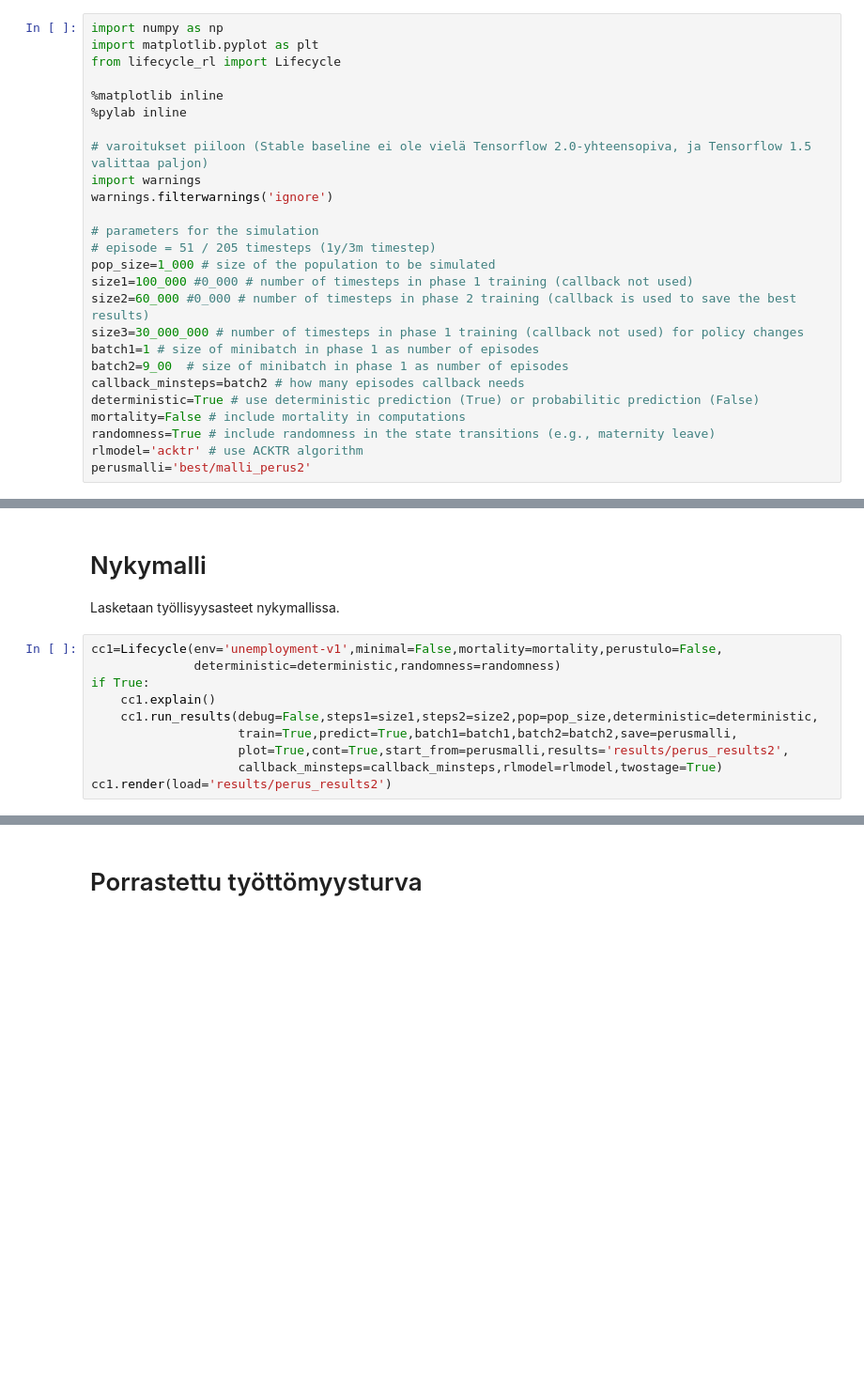
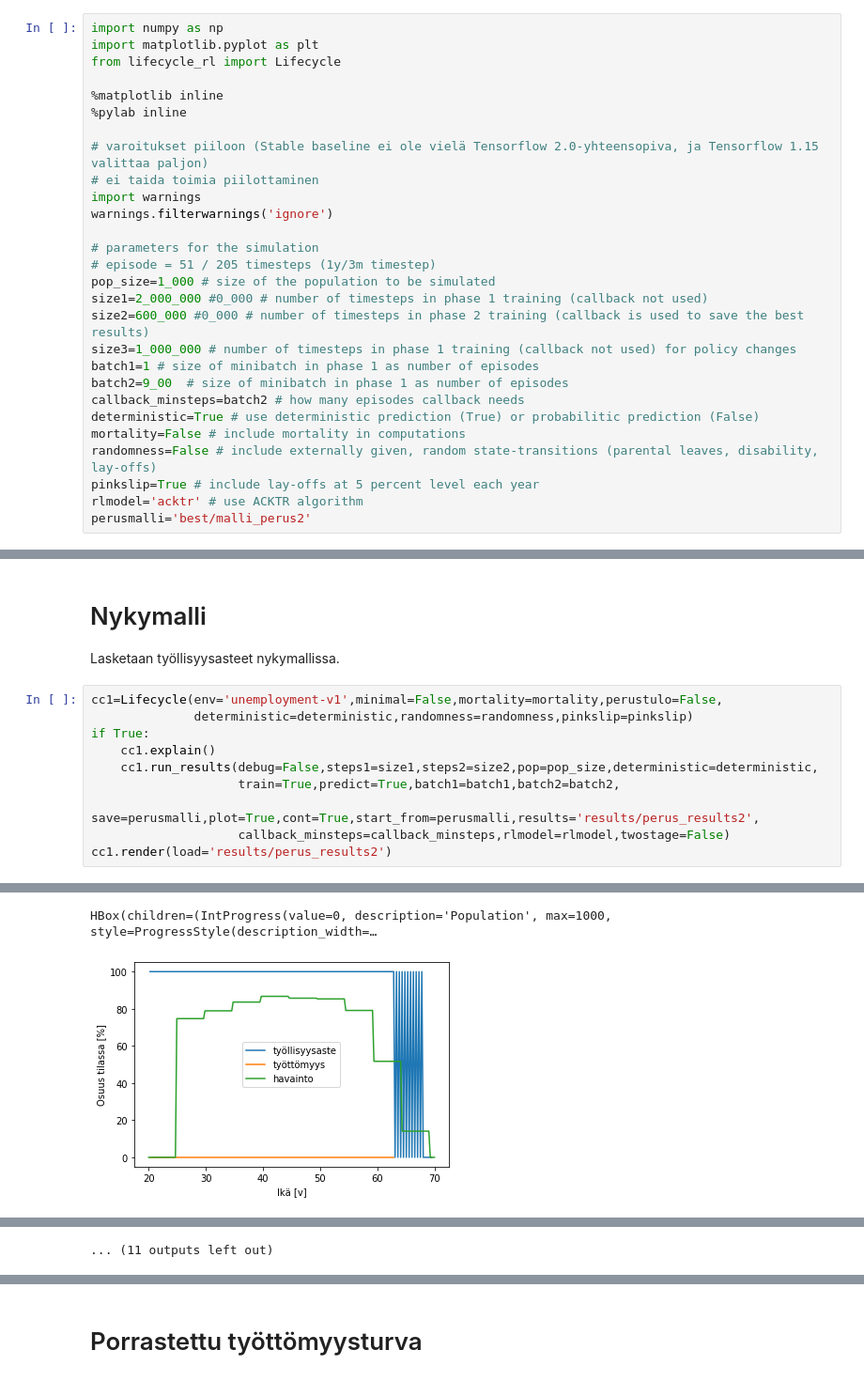
Before and after one commit to ajtanskanen/lifecycle-old-rl, a Jupyter notebook: social security with RL 19.ipynb, the cells around one changed output, grey strips where cells are left out. Shown at 94% size. Saved outputs shown, nothing was run; the diff lists cells and outputs as text; blank space fills up the shorter version.

```diff
--- a/social security with RL 19.ipynb
+++ b/social security with RL 19.ipynb
@@ -25,22 +25,24 @@ from lifecycle_rl import Lifecycle
 %matplotlib inline
 %pylab inline
 
-# varoitukset piiloon (Stable baseline ei ole vielä Tensorflow 2.0-yhteensopiva, ja Tensorflow 1.5 valittaa paljon)
+# varoitukset piiloon (Stable baseline ei ole vielä Tensorflow 2.0-yhteensopiva, ja Tensorflow 1.15 valittaa paljon)
+# ei taida toimia piilottaminen
 import warnings
 warnings.filterwarnings('ignore')
 
 # parameters for the simulation
 # episode = 51 / 205 timesteps (1y/3m timestep)
 pop_size=1_000 # size of the population to be simulated
-size1=100_000 #0_000 # number of timesteps in phase 1 training (callback not used)
-size2=60_000 #0_000 # number of timesteps in phase 2 training (callback is used to save the best results)
-size3=30_000_000 # number of timesteps in phase 1 training (callback not used) for policy changes
+size1=2_000_000 #0_000 # number of timesteps in phase 1 training (callback not used)
+size2=600_000 #0_000 # number of timesteps in phase 2 training (callback is used to save the best results)
+size3=1_000_000 # number of timesteps in phase 1 training (callback not used) for policy changes
 batch1=1 # size of minibatch in phase 1 as number of episodes
 batch2=9_00  # size of minibatch in phase 1 as number of episodes
 callback_minsteps=batch2 # how many episodes callback needs
 deterministic=True # use deterministic prediction (True) or probabilitic prediction (False)
 mortality=False # include mortality in computations
-randomness=True # include randomness in the state transitions (e.g., maternity leave)
+randomness=False # include externally given, random state-transitions (parental leaves, disability, lay-offs)
+pinkslip=True # include lay-offs at 5 percent level each year
 rlmodel='acktr' # use ACKTR algorithm
 perusmalli='best/malli_perus2'
 # %% [output]
@@ -59,13 +61,13 @@ Populating the interactive namespace from numpy and matplotlib
 Lasketaan työllisyysasteet nykymallissa.
 # %%
 cc1=Lifecycle(env='unemployment-v1',minimal=False,mortality=mortality,perustulo=False,
-              deterministic=deterministic,randomness=randomness)
+              deterministic=deterministic,randomness=randomness,pinkslip=pinkslip)
 if True:
     cc1.explain()
     cc1.run_results(debug=False,steps1=size1,steps2=size2,pop=pop_size,deterministic=deterministic,
-                    train=True,predict=True,batch1=batch1,batch2=batch2,save=perusmalli,
-                    plot=True,cont=True,start_from=perusmalli,results='results/perus_results2',
-                    callback_minsteps=callback_minsteps,rlmodel=rlmodel,twostage=True)
+                    train=True,predict=True,batch1=batch1,batch2=batch2,
+                    save=perusmalli,plot=True,cont=True,start_from=perusmalli,results='results/perus_results2',
+                    callback_minsteps=callback_minsteps,rlmodel=rlmodel,twostage=False)
 cc1.render(load='results/perus_results2')
 # %% [output]
 No mortality included
@@ -87,0 +90,2 @@ phase 1
+HBox(children=(IntProgress(value=0, description='Population', max=1000, style=ProgressStyle(description_width=…
+[figure, added]
@@ -87,0 +101 @@ phase 1
+... (11 outputs left out)
```
Also changed, not shown: parts of 4 cells of this notebook, 5 other files.
